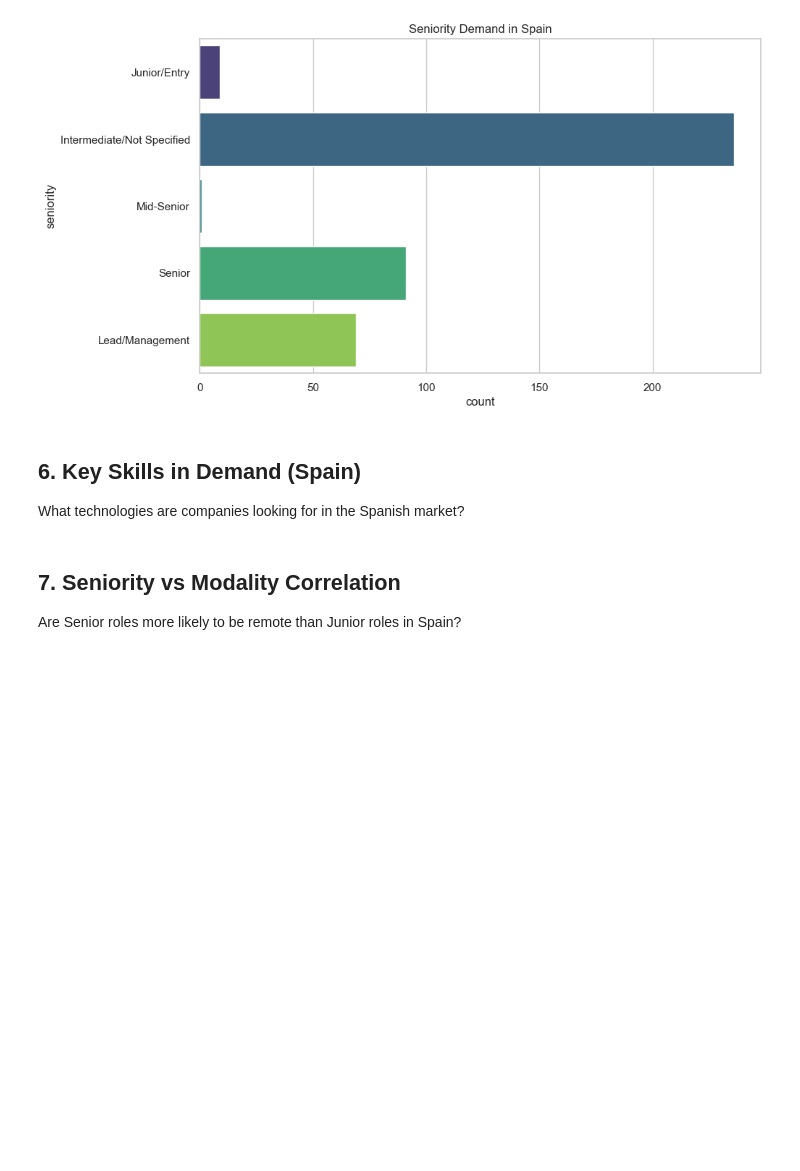
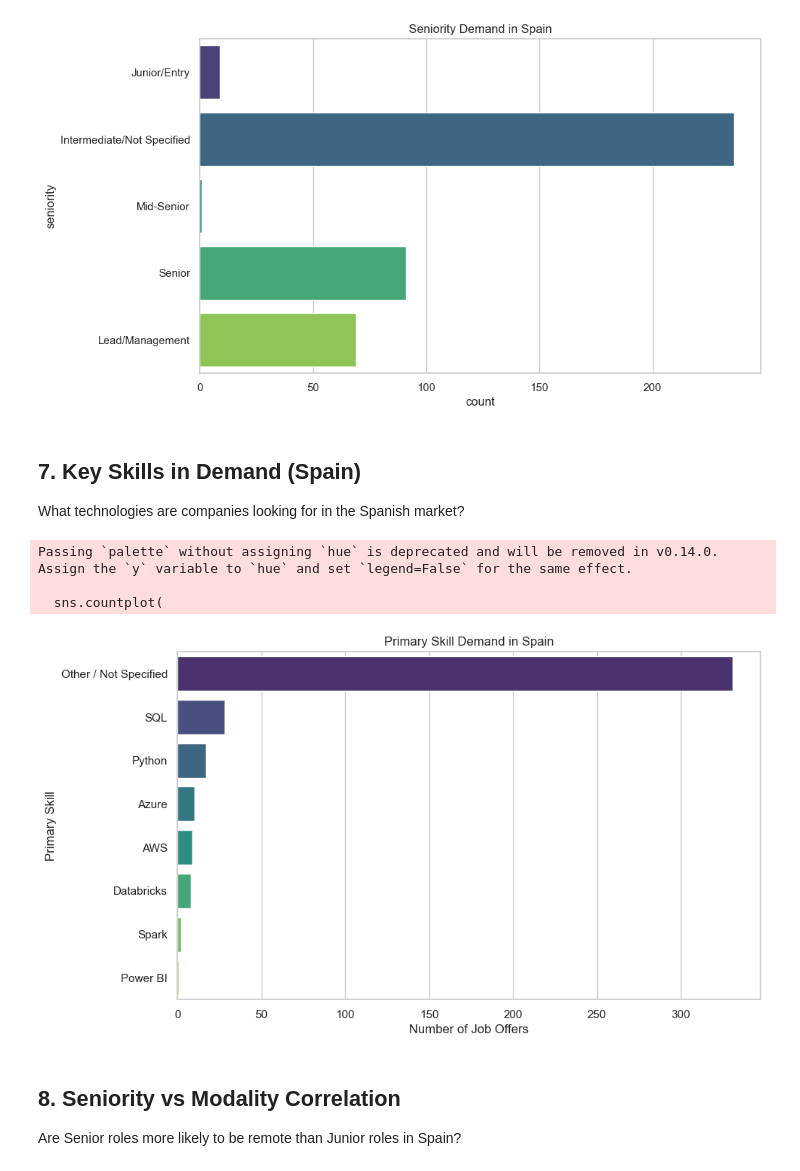
Before and after one commit to bnovelorotger/data_quality_hell_project, a Jupyter notebook: notebooks/eda_spain_deep_dive.ipynb, the cells around one changed output. Cells and saved outputs as stored; diff of their text form; code cells hidden in the pictures; blank space fills up the shorter version.

Commit message:
feat: complete Spain market deep dive analysis and update EDA insights

```diff
--- a/notebooks/eda_spain_deep_dive.ipynb
+++ b/notebooks/eda_spain_deep_dive.ipynb
@@ -124,11 +143,62 @@ Passing `palette` without assigning `hue` is deprecated and will be removed in v
   sns.countplot(data=df_es, y='seniority', order=order, palette='viridis')
 [figure]
 # %% [markdown]
-## 6. Key Skills in Demand (Spain)
+## 7. Key Skills in Demand (Spain)
 
 What technologies are companies looking for in the Spanish market?
+# %%
+def extract_skill(description):
+    desc = str(description).lower()
+
+    if re.search(r'\bsql\b', desc):
+        return 'SQL'
+    if re.search(r'\bpython\b', desc):
+        return 'Python'
+    if re.search(r'\bpower\s?bi\b', desc):
+        return 'Power BI'
+    if re.search(r'\baws\b|\bamazon web services\b', desc):
+        return 'AWS'
+    if re.search(r'\bazure\b', desc):
+        return 'Azure'
+    if re.search(r'\bgcp\b|\bgoogle cloud\b', desc):
+        return 'GCP'
+    if re.search(r'\btableau\b', desc):
+        return 'Tableau'
+    if re.search(r'\bdatabricks\b', desc):
+        return 'Databricks'
+    if re.search(r'\bspark\b', desc):
+        return 'Spark'
+
+    return 'Other / Not Specified'
+
+df_es['primary_skill'] = df_es['description'].apply(extract_skill)
+
+plt.figure(figsize=(10, 6))
+
+order = (
+    df_es['primary_skill']
+    .value_counts()
+    .index
+)
+
+sns.countplot(
+    data=df_es,
+    y='primary_skill',
+    order=order,
+    palette='viridis'
+)
+
+plt.title('Primary Skill Demand in Spain')
+plt.xlabel('Number of Job Offers')
+plt.ylabel('Primary Skill')
+plt.show()
+# %% [output]
+Passing `palette` without assigning `hue` is deprecated and will be removed in v0.14.0. Assign the `y` variable to `hue` and set `legend=False` for the same effect.
+
+  sns.countplot(
+[figure, added]
 # %% [markdown]
-## 7. Seniority vs Modality Correlation
+## 8. Seniority vs Modality Correlation
 
 Are Senior roles more likely to be remote than Junior roles in Spain?
 # %%
```
Also changed, not shown: parts of 2 cells of this notebook, 1 other file.
